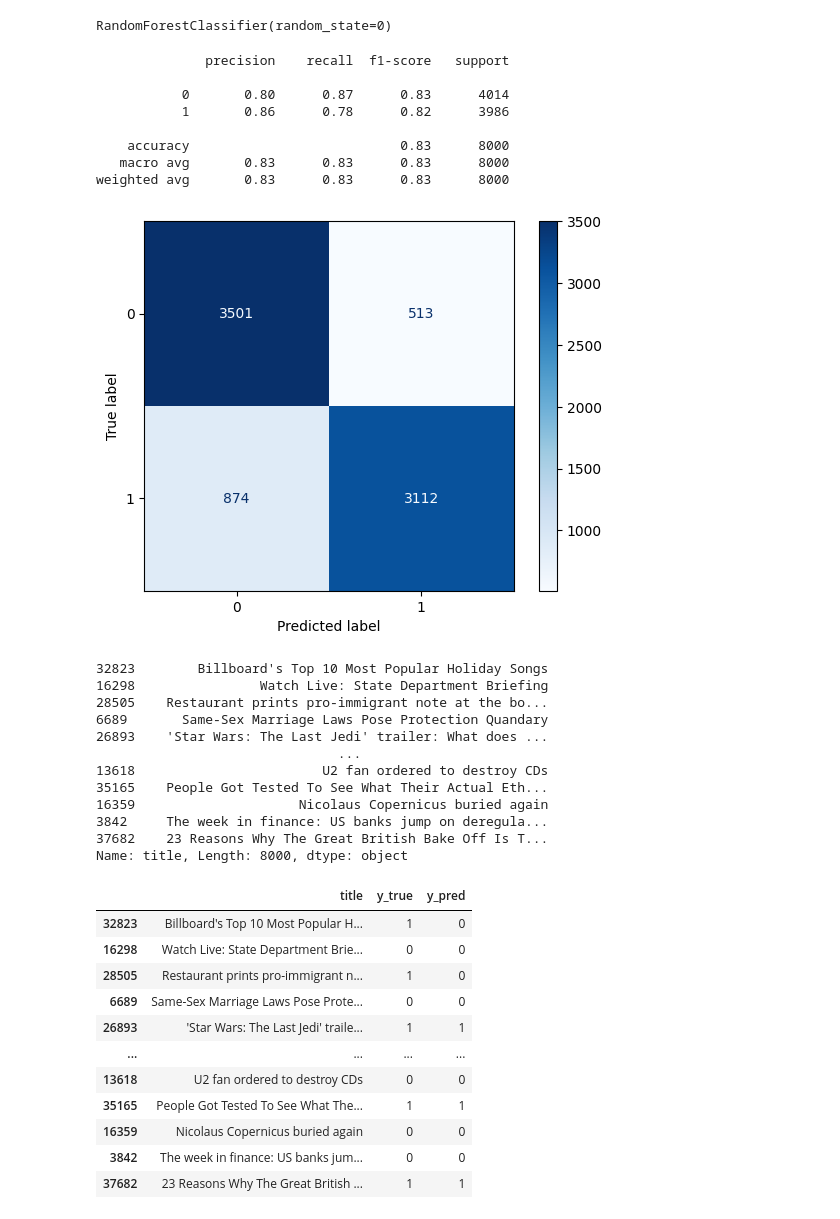
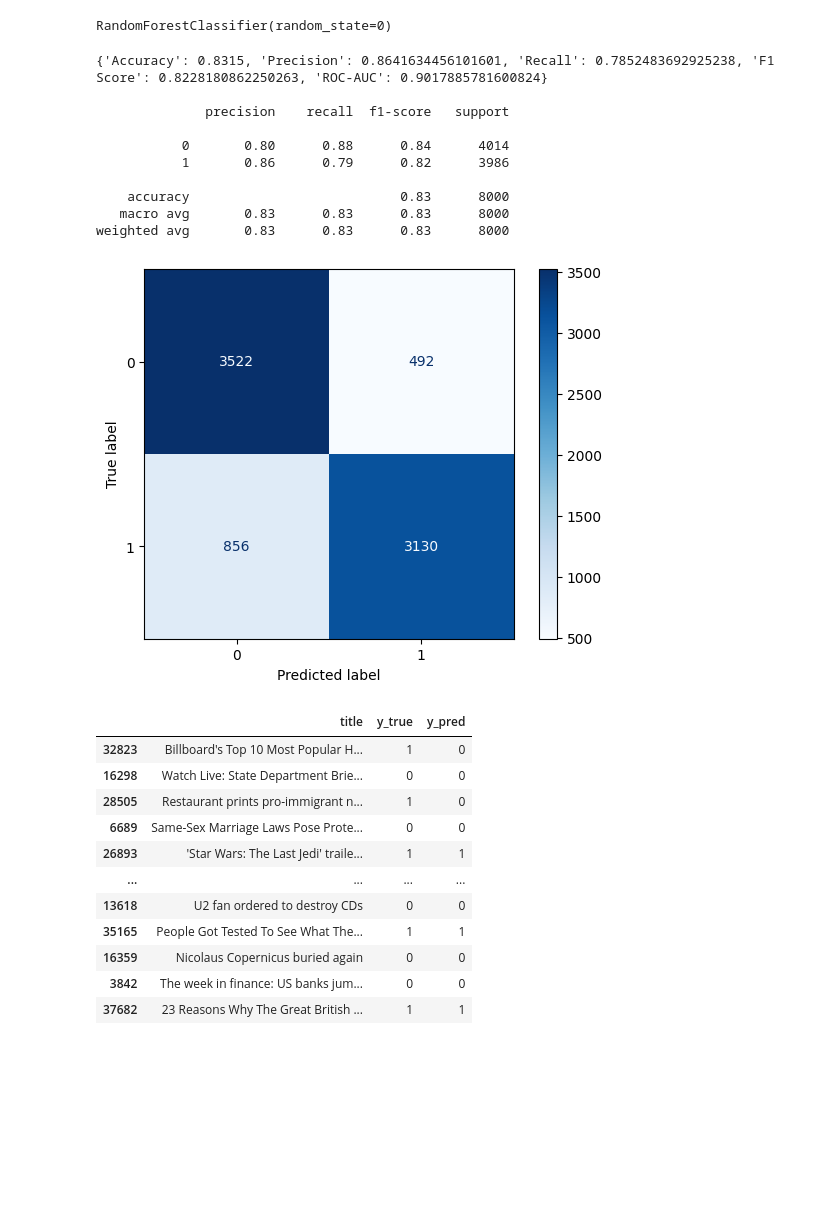
Before and after one commit to matkubita/ClickbaitDetectionThesis, a Jupyter notebook: notebooks/6-Word-Embedding-Models.ipynb, the cells around one changed output. Drawn from its saved outputs; the diff is of its cells as text; code cells hidden in the pictures; blank space fills up the shorter version.

```diff
--- a/notebooks/6-Word-Embedding-Models.ipynb
+++ b/notebooks/6-Word-Embedding-Models.ipynb
@@ -169,5 +177,8 @@ x_test_vect_pretrained= np.array([create_text_vectors_from_word_embedding_word2v
 # %%
 RF = RandomForestClassifier(random_state = 0)
 RF.fit(x_train_vect_pretrained, y_train)
+
+pred_rf = RF.predict(x_test_vect_pretrained)
+pred_rf_prob = RF.predict_proba(x_test_vect_pretrained)
 # %% [output]
 RandomForestClassifier(random_state=0)
@@ -177,23 +185,20 @@ RF.score(x_test_vect_pretrained, y_test)
-# %%
-print(classification_report(y_test, pred_rf))
-# %% [output]
-              precision    recall  f1-score   support
-
-           0       0.80      0.87      0.83      4014
-           1       0.86      0.78      0.82      3986
-
-    accuracy                           0.83      8000
-   macro avg       0.83      0.83      0.83      8000
-weighted avg       0.83      0.83      0.83      8000
-# %%
-cm = confusion_matrix(y_test, pred_rf)
-
-# Display the confusion matrix
-disp = ConfusionMatrixDisplay(confusion_matrix=cm)
-disp.plot(cmap=plt.cm.Blues)
-plt.show()
-# %% [output]
-[figure, removed]
+# %%
+print(calculate_metrics(y_test, pred_rf, pred_rf_prob[:,1]))
+print()
+print(classification_report(y_test, pred_rf))
+plot_confusion_matrix(y_test, pred_rf)
+# %% [output]
+{'Accuracy': 0.8315, 'Precision': 0.8641634456101601, 'Recall': 0.7852483692925238, 'F1 Score': 0.8228180862250263, 'ROC-AUC': 0.9017885781600824}
+
+              precision    recall  f1-score   support
+
+           0       0.80      0.88      0.84      4014
+           1       0.86      0.79      0.82      3986
+
+    accuracy                           0.83      8000
+   macro avg       0.83      0.83      0.83      8000
+weighted avg       0.83      0.83      0.83      8000
+[figure, added]
 # %%
 # The question that appears in my head is that Word2vec is already pretrained, so why we should train it once again?
 # The answer is that you can use pre-trained model without fitting it to your data if it is general domain
@@ -203,21 +208,6 @@ plt.show()
 # https://www.google.com/search?q=usng+pretrained+word2vec+or+not&oq=usng+pretrained+word2vec+or+not&gs_lcrp=EgZjaHJvbWUyBggAEEUYOTIJCAEQIRgKGKABMgkIAhAhGAoYoAHSAQgzOTY5ajBqNKgCALACAQ&sourceid=chrome&ie=UTF-8
 # %%
 #Find out what articles were wrongly classified
-# %%
-x_test
-# %% [output]
-32823        Billboard's Top 10 Most Popular Holiday Songs
-16298                Watch Live: State Department Briefing
-28505    Restaurant prints pro-immigrant note at the bo...
-6689       Same-Sex Marriage Laws Pose Protection Quandary
-26893    'Star Wars: The Last Jedi' trailer: What does ...
-                               ...
-13618                        U2 fan ordered to destroy CDs
-35165    People Got Tested To See What Their Actual Eth...
-16359                     Nicolaus Copernicus buried again
-3842     The week in finance: US banks jump on deregula...
-37682    23 Reasons Why The Great British Bake Off Is T...
-Name: title, Length: 8000, dtype: object
 # %%
 results_test_df = pd.DataFrame(x_test)
 results_test_df["y_true"] = y_test
```
Also changed, not shown: parts of 18 cells of this notebook, 2 other files.
